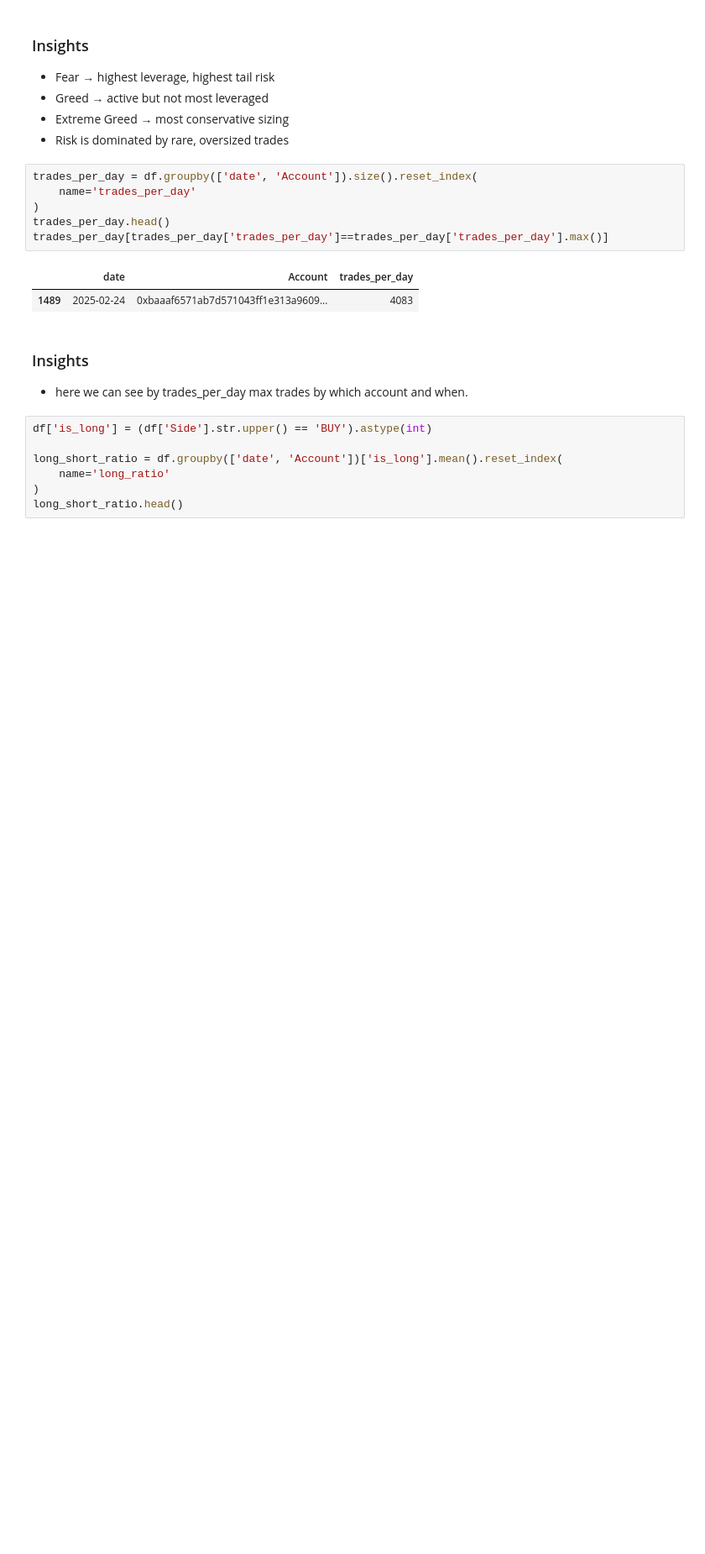
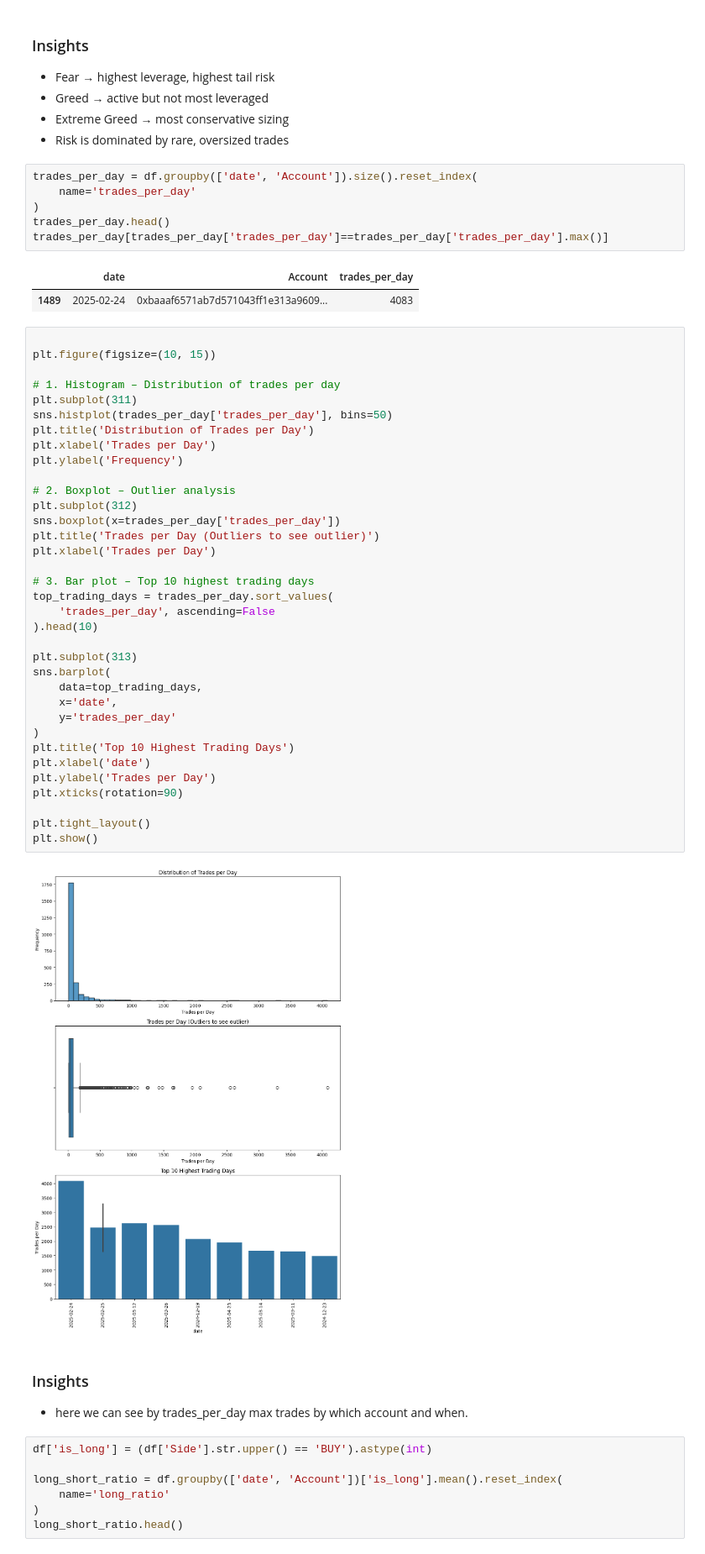
Before and after one commit to arpitkanani/Trade-Analysis, a Jupyter notebook: tradeAnalysisTask.ipynb, the cells around one changed output. Shown at 84% size. Cells and saved outputs as stored; diff of their text form; blank space fills up the shorter version.

```diff
--- a/tradeAnalysisTask.ipynb
+++ b/tradeAnalysisTask.ipynb
@@ -186,6 +186,43 @@ trades_per_day[trades_per_day['trades_per_day']==trades_per_day['trades_per_day'
 # %% [output]
 |  | date | Account | trades_per_day |
 | 1489 | 2025-02-24 | 0xbaaaf6571ab7d571043ff1e313a9609... | 4083 |
+# %%
+
+plt.figure(figsize=(10, 15))
+
+# 1. Histogram – Distribution of trades per day
+plt.subplot(311)
+sns.histplot(trades_per_day['trades_per_day'], bins=50)
+plt.title('Distribution of Trades per Day')
+plt.xlabel('Trades per Day')
+plt.ylabel('Frequency')
+
+# 2. Boxplot – Outlier analysis
+plt.subplot(312)
+sns.boxplot(x=trades_per_day['trades_per_day'])
+plt.title('Trades per Day (Outliers to see outlier)')
+plt.xlabel('Trades per Day')
+
+# 3. Bar plot – Top 10 highest trading days
+top_trading_days = trades_per_day.sort_values(
+    'trades_per_day', ascending=False
+).head(10)
+
+plt.subplot(313)
+sns.barplot(
+    data=top_trading_days,
+    x='date',
+    y='trades_per_day'
+)
+plt.title('Top 10 Highest Trading Days')
+plt.xlabel('date')
+plt.ylabel('Trades per Day')
+plt.xticks(rotation=90)
+
+plt.tight_layout()
+plt.show()
+# %% [output]
+[figure, added]
 # %% [markdown]
 ### Insights
 - here we can see by trades_per_day max trades by which account and when.
```
Also changed, not shown: parts of 1 cell of this notebook.
